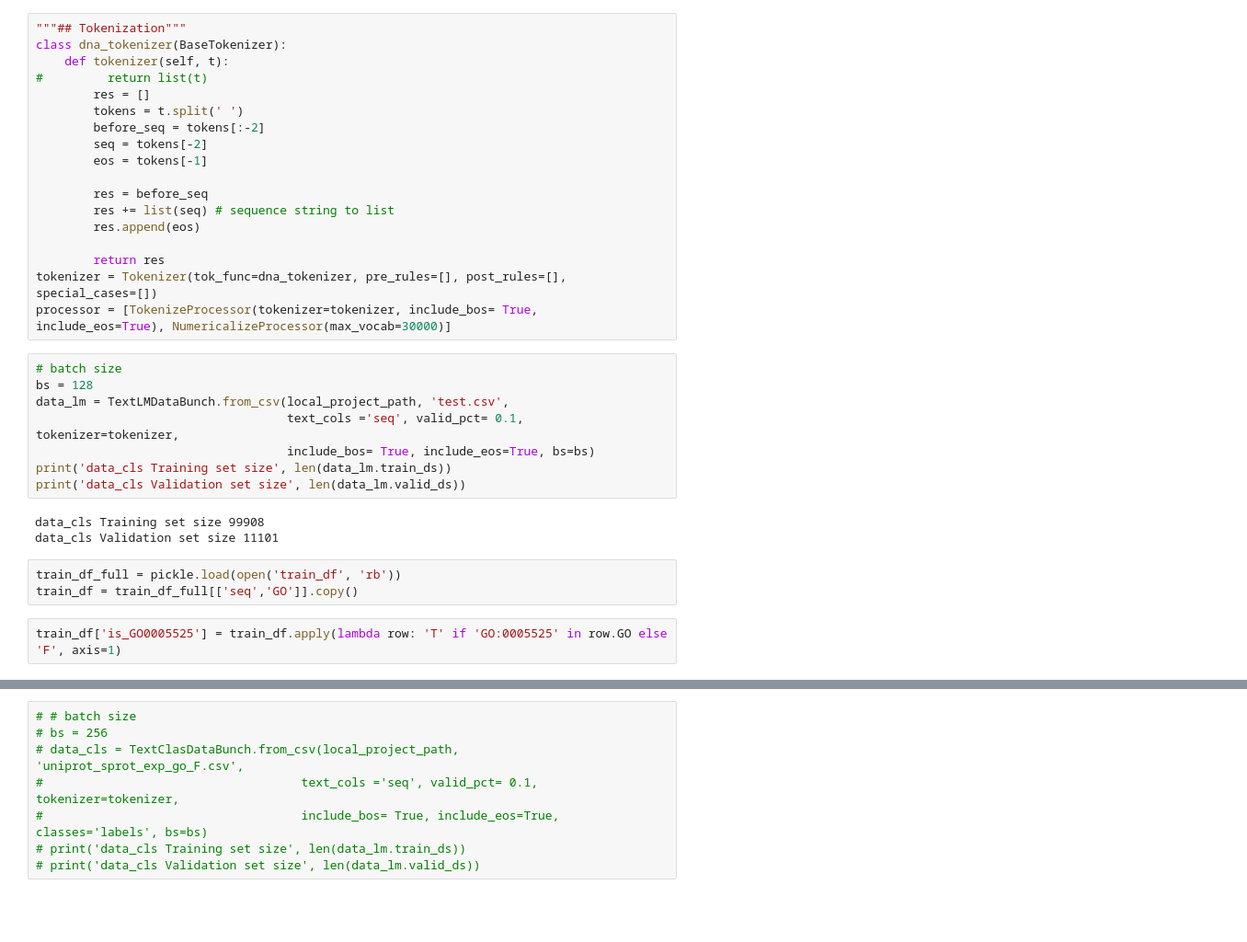
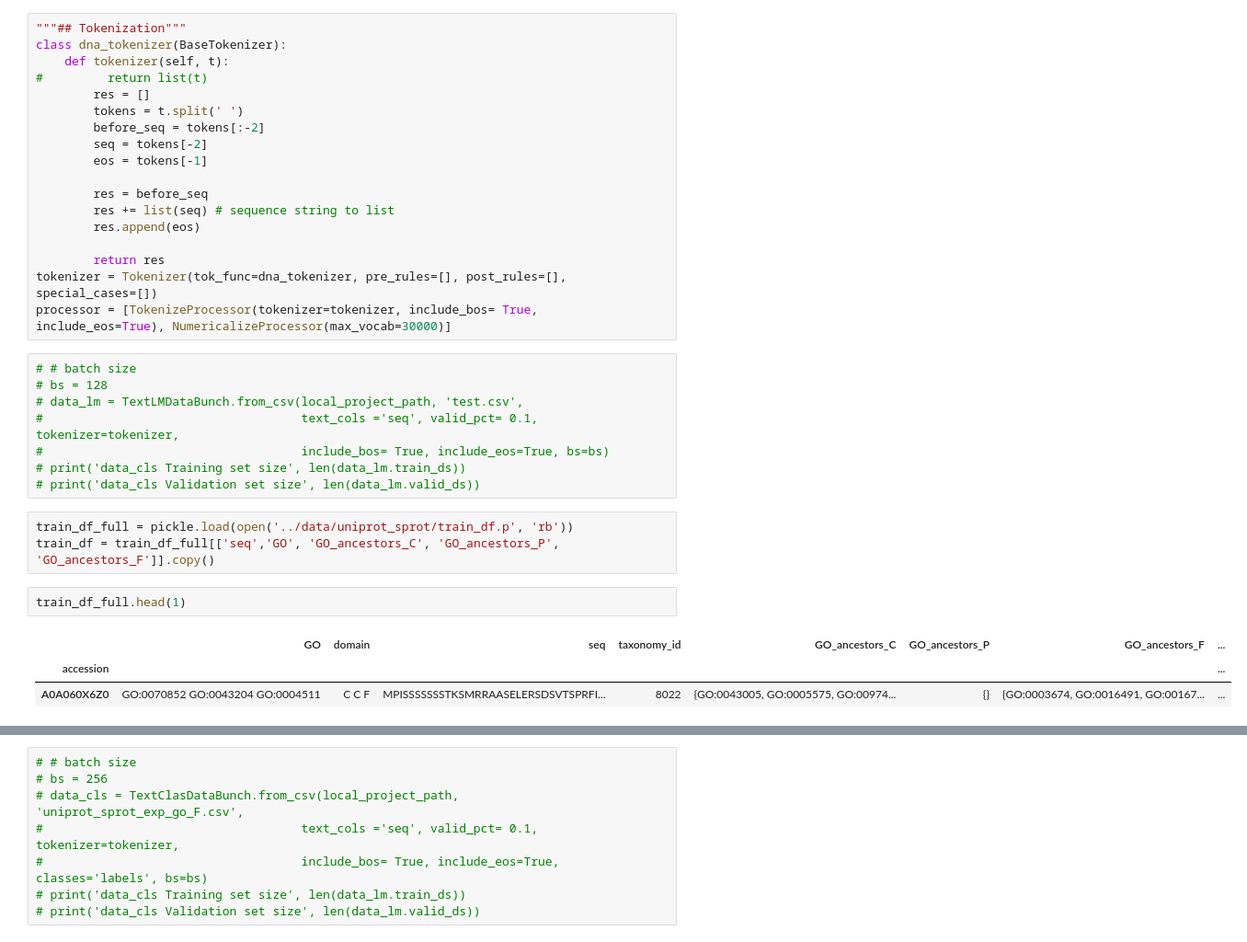
Before and after one commit to panaali/bilmo, a Jupyter notebook: v3/cls-gpu3.ipynb, the cells around one changed output, grey strips where cells are left out. Shown at 92% size. Cells and saved outputs as stored; diff of their text form; blank space fills up the shorter version.

```diff
--- a/v3/cls-gpu3.ipynb
+++ b/v3/cls-gpu3.ipynb
@@ -40,18 +39,19 @@ class dna_tokenizer(BaseTokenizer):
 tokenizer = Tokenizer(tok_func=dna_tokenizer, pre_rules=[], post_rules=[], special_cases=[])
 processor = [TokenizeProcessor(tokenizer=tokenizer, include_bos= True, include_eos=True), NumericalizeProcessor(max_vocab=30000)]
 # %%
-# batch size
-bs = 128
-data_lm = TextLMDataBunch.from_csv(local_project_path, 'test.csv',
-                                   text_cols ='seq', valid_pct= 0.1, tokenizer=tokenizer,
-                                   include_bos= True, include_eos=True, bs=bs)
-print('data_cls Training set size', len(data_lm.train_ds))
-print('data_cls Validation set size', len(data_lm.valid_ds))
+# # batch size
+# bs = 128
+# data_lm = TextLMDataBunch.from_csv(local_project_path, 'test.csv',
+#                                    text_cols ='seq', valid_pct= 0.1, tokenizer=tokenizer,
+#                                    include_bos= True, include_eos=True, bs=bs)
+# print('data_cls Training set size', len(data_lm.train_ds))
+# print('data_cls Validation set size', len(data_lm.valid_ds))
-# %% [output]
-data_cls Training set size 99908
-data_cls Validation set size 11101
 # %%
-train_df_full = pickle.load(open('train_df', 'rb'))
-train_df = train_df_full[['seq','GO']].copy()
+train_df_full = pickle.load(open('../data/uniprot_sprot/train_df.p', 'rb'))
+train_df = train_df_full[['seq','GO', 'GO_ancestors_C', 'GO_ancestors_P', 'GO_ancestors_F']].copy()
-# %%
-train_df['is_GO0005525'] = train_df.apply(lambda row: 'T' if 'GO:0005525' in row.GO else 'F', axis=1)
+# %%
+train_df_full.head(1)
+# %% [output]
+|  | GO | domain | seq | taxonomy_id | GO_ancestors_C | GO_ancestors_P | GO_ancestors_F | ... |
+| accession |  |  |  |  |  |  |  | ... |
+| A0A060X6Z0 | GO:0070852 GO:0043204 GO:0004511 | C C F | MPISSSSSSSTKSMRRAASELERSDSVTSPRFI... | 8022 | {GO:0043005, GO:0005575, GO:00974... | {} | {GO:0003674, GO:0016491, GO:00167... | ... |
```
Also changed, not shown: parts of 53 cells of this notebook, 5 other files.
